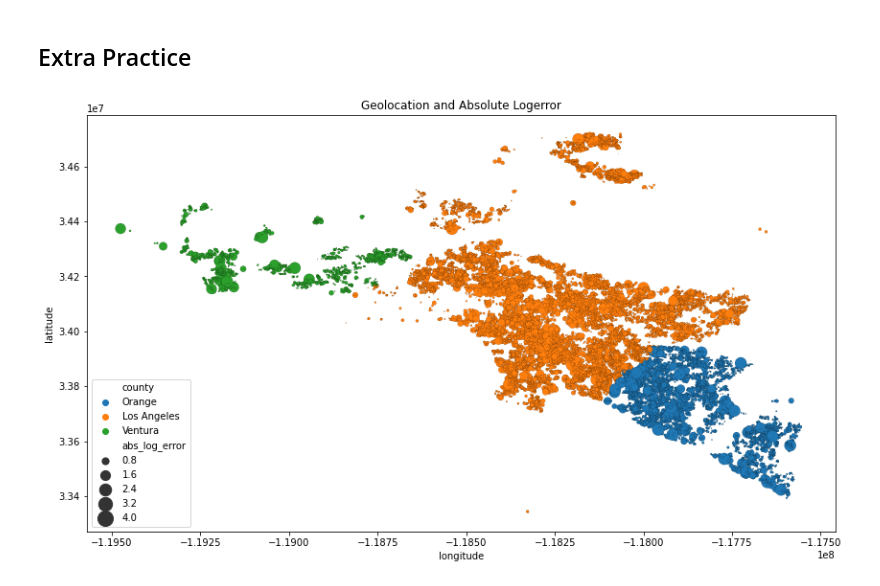
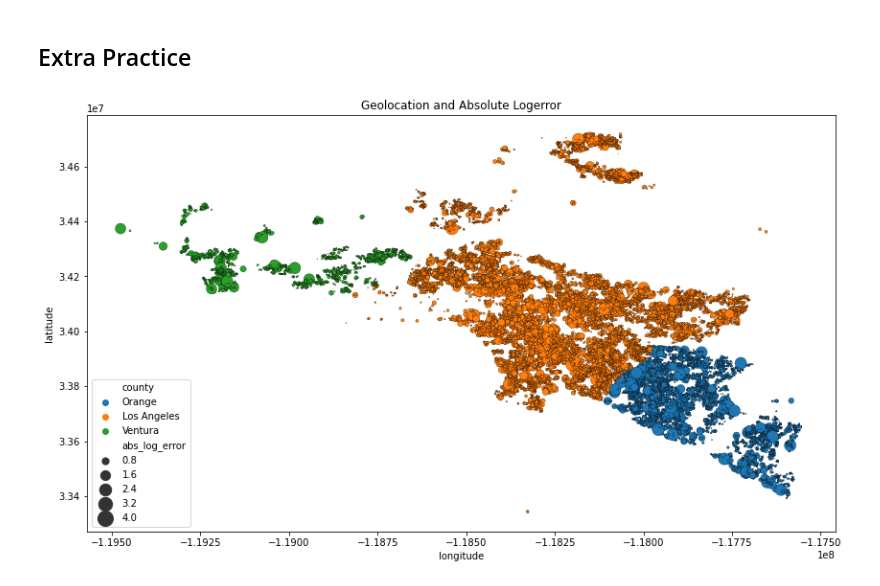
Before and after one commit to adam-talbot/clustering-exercises, a Jupyter notebook: explore_zillow.ipynb, the cells around one changed output. Saved outputs shown, nothing was run; the diff lists cells and outputs as text; code cells hidden in the pictures.

```diff
--- a/explore_zillow.ipynb
+++ b/explore_zillow.ipynb
@@ -459,12 +457,12 @@ print(sig_dif)
 df['abs_log_error'] = df.log_error.apply(lambda x: x if x >= 0 else -x)
 # %%
 plt.figure(figsize=(14,8))
-sns.scatterplot(x='longitude', y='latitude', hue='county', size='abs_log_error', sizes=(0,300), ec='black', linewidth=0.1, data=df)
+sns.scatterplot(x='longitude', y='latitude', hue='county', size='abs_log_error', sizes=(0,300), ec='black', linewidth=0.25, data=df)
 plt.legend()
 plt.title('Geolocation and Absolute Logerror')
 plt.show()
 # %% [output]
-[figure, old version]
+[figure, new version]
 # %%
 df.info()
 # %% [output]
```
Also changed, not shown: parts of 3 cells of this notebook, 1 other file.
